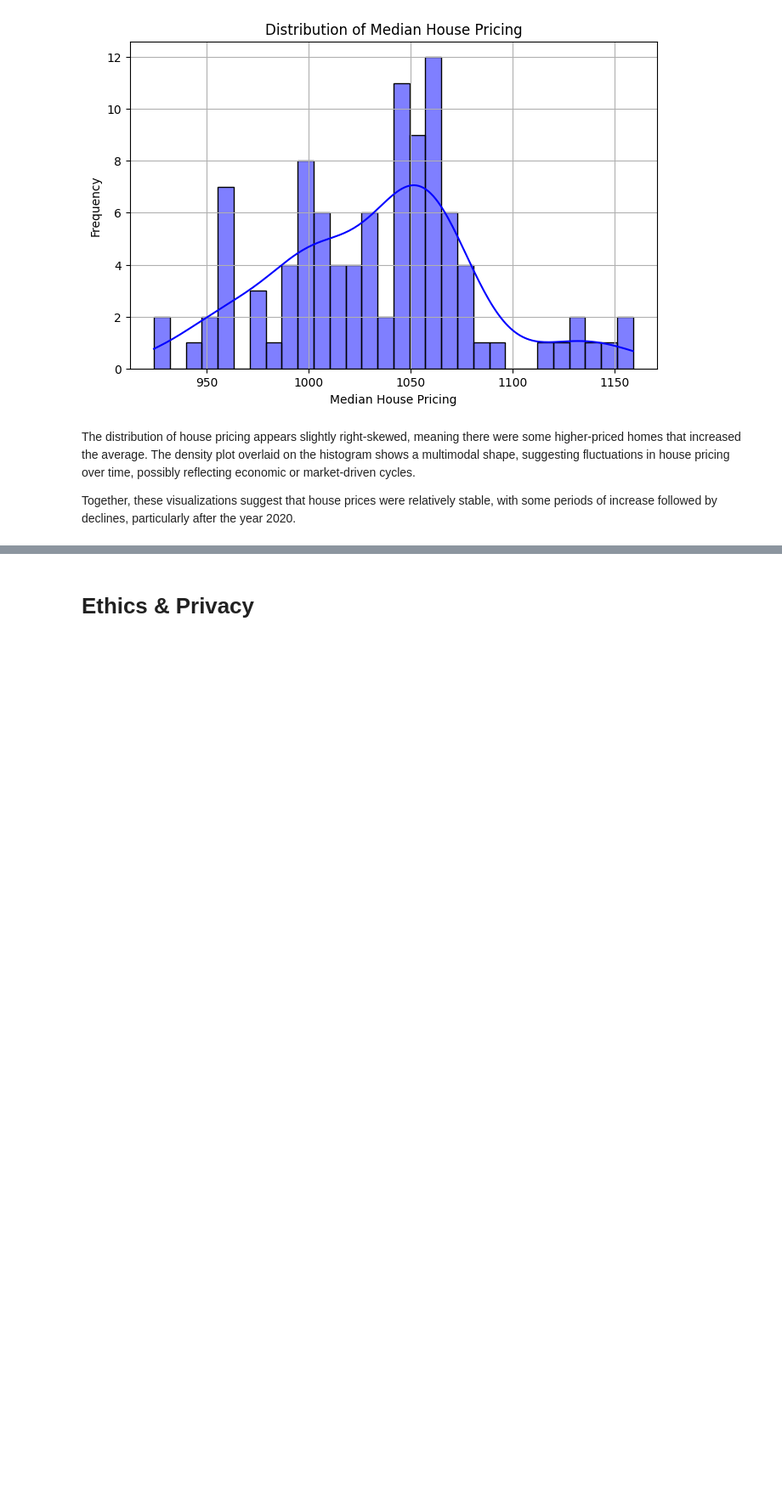
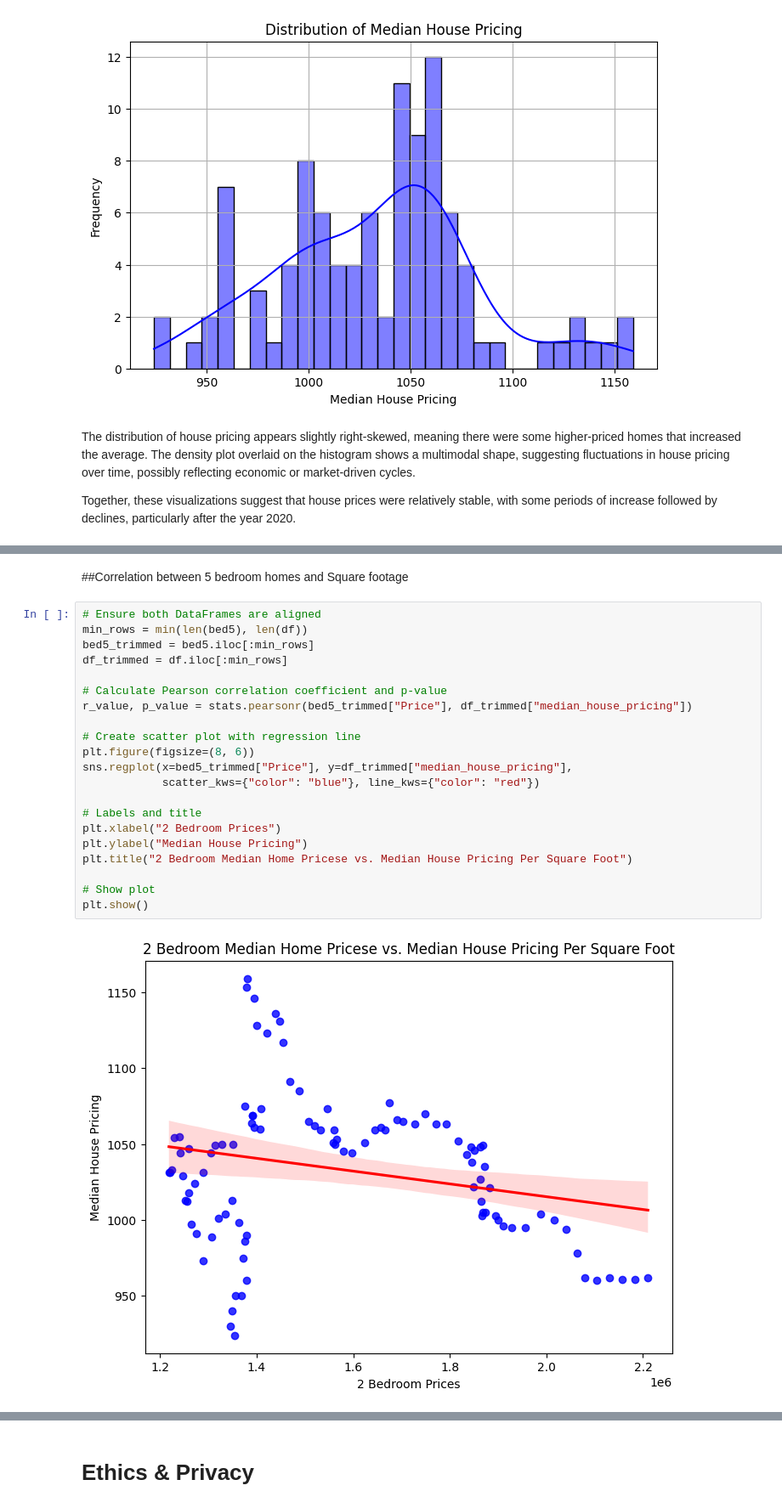
Before and after one commit to LandonSean/COGS108_Repo, a Jupyter notebook: Final_group045_wi25.ipynb, the cells around one changed output, grey strips where cells are left out. Shown: that part at 85% size. Saved outputs shown, nothing was run; the diff lists cells and outputs as text; blank space fills up the shorter version.

```diff
--- a/Final_group045_wi25.ipynb
+++ b/Final_group045_wi25.ipynb
@@ -366,0 +448,25 @@ plt.show()
+# %% [markdown]
+##Correlation between 5 bedroom homes and Square footage
+# %%
+# Ensure both DataFrames are aligned
+min_rows = min(len(bed5), len(df))
+bed5_trimmed = bed5.iloc[:min_rows]
+df_trimmed = df.iloc[:min_rows]
+
+# Calculate Pearson correlation coefficient and p-value
+r_value, p_value = stats.pearsonr(bed5_trimmed["Price"], df_trimmed["median_house_pricing"])
+
+# Create scatter plot with regression line
+plt.figure(figsize=(8, 6))
+sns.regplot(x=bed5_trimmed["Price"], y=df_trimmed["median_house_pricing"],
+            scatter_kws={"color": "blue"}, line_kws={"color": "red"})
+
+# Labels and title
+plt.xlabel("2 Bedroom Prices")
+plt.ylabel("Median House Pricing")
+plt.title("2 Bedroom Median Home Pricese vs. Median House Pricing Per Square Foot")
+
+# Show plot
+plt.show()
+# %% [output]
+[figure, added]
```
Also changed, not shown: parts of 11 cells of this notebook.
